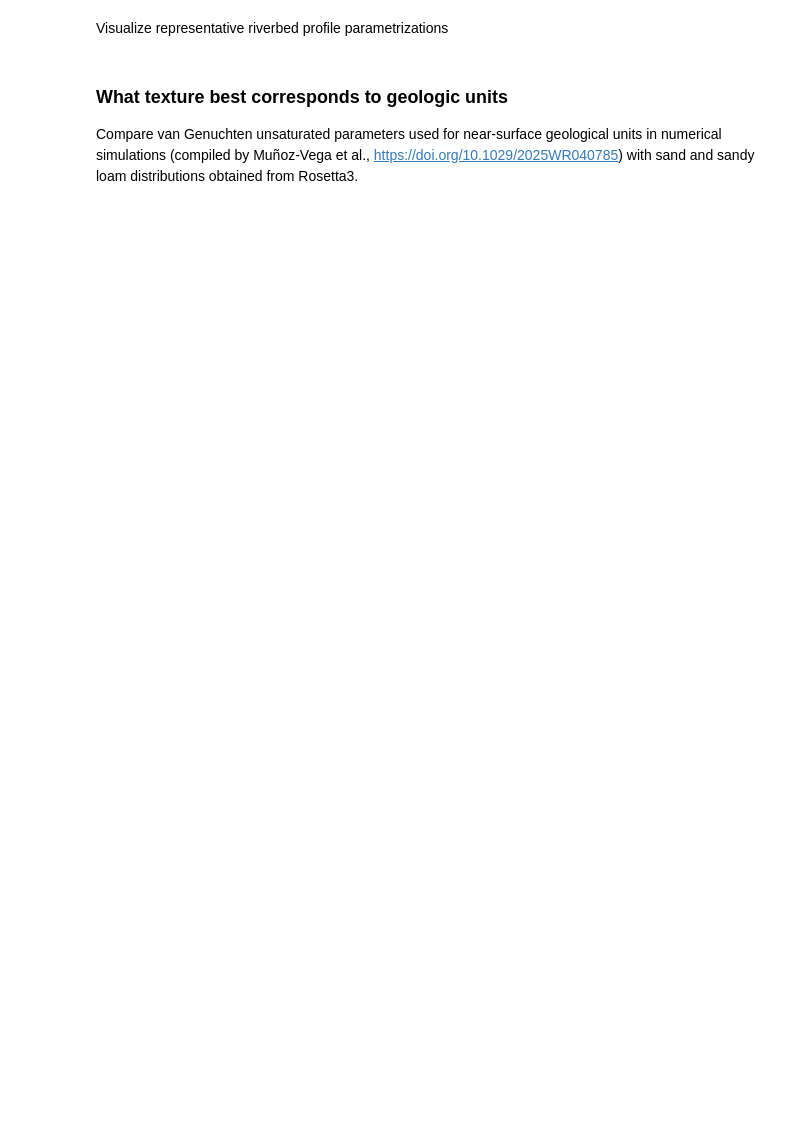
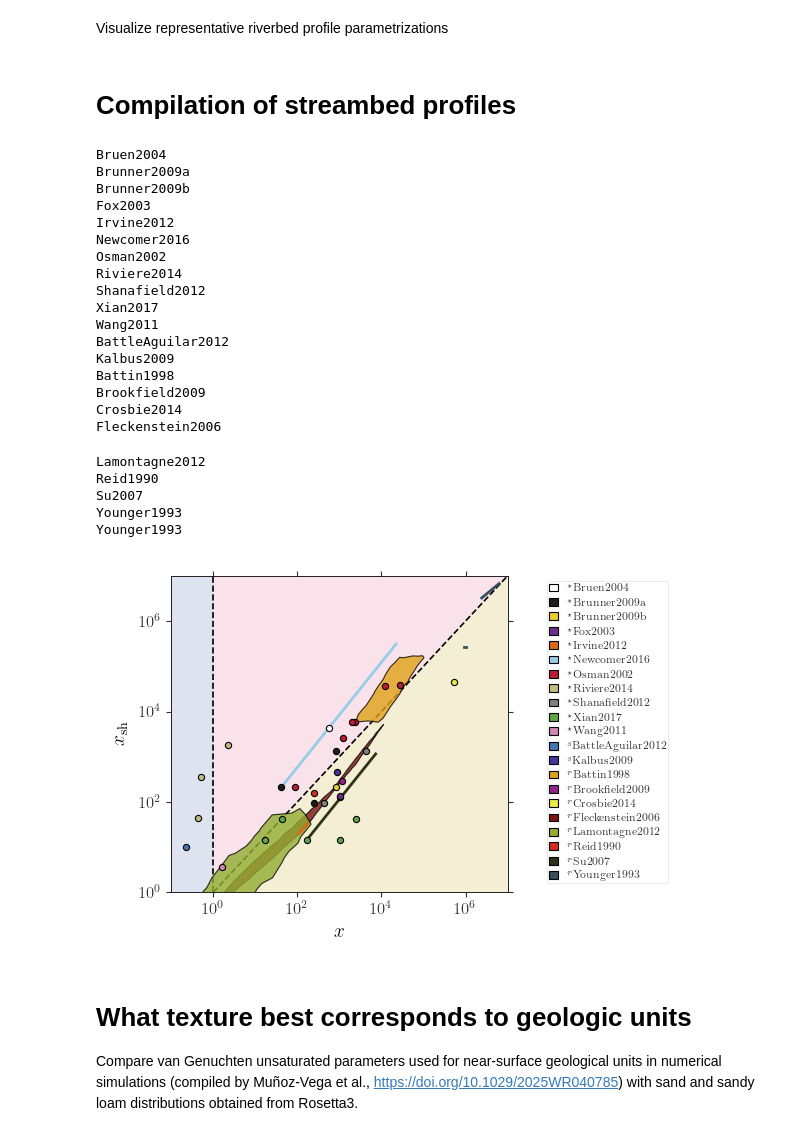
Before and after one commit to jpaccolat/seepage, a Jupyter notebook: exp0.ipynb, the cells around one changed output. Saved outputs shown, nothing was run; the diff lists cells and outputs as text; code cells hidden in the pictures; blank space fills up the shorter version.

```diff
--- a/exp0.ipynb
+++ b/exp0.ipynb
@@ -30,3 +32,12 @@ output_path = pathlib.Path("/home/jonas/shared/Work/SSeep2026/Figures")
 c_negl = '#5a7cb0b3'
 c_soft = '#e16e91b3'
 c_hard = '#c9aa2ab3'
+
+# Kelly's pallette
+colorPalette = ["#fdfdfd", "#1d1d1d", "#ebce2b", "#702c8c", "#db6917",
+                "#96cde6", "#ba1c30", "#c0bd7f", "#7f7e80", "#5fa641",
+                "#d485b2", "#4277b6", "#463397", "#e1a11a", "#91218c",
+                "#e8e948", "#7e1510", "#92ae31", "#d32b1e", "#2b3514",
+                "#36515e"]
+# %% [markdown]
+# Compilation of streambed profiles
@@ -33,5 +48,68 @@ c_hard = '#c9aa2ab3'
+# %%
+fig, ax = plt.subplots(figsize=(6, 4))
+
+# background with the regimes
+ax.fill_betweenx([0, 7], [-2, -2], x2=[0, 0], color=c_negl,
+                    ec='None', zorder=0, alpha=0.2)
+ax.fill_between([0, 10], [0, 10], y2=[10, 10], color=c_soft,
+                ec='None', zorder=0, alpha=0.2)
+ax.fill_between([0, 10], [0, 0], y2=[0, 10], color=c_hard,
+                ec='None', zorder=0, alpha=0.2)
+ax.plot([0, 0], [0, 10], ls='--', c='k', zorder=0)
+ax.plot([0, 10], [0, 10], ls='--', c='k', zorder=0)
+
+# plot the data
+labels = []
+for x in sb:
+    color = colorPalette[x['id'] - 1]
+    plot_streambed(x, ax, labels, color)
+
+# layout
+ax.spines["top"].set_visible(True)
+ax.spines["right"].set_visible(True)
+ax.tick_params(top=True, right=True)
+ax.set(xscale='linear', yscale='linear')
+ax.minorticks_off()
+ax.set_xlim(xmin=-1, xmax=7)
+ax.set_ylim(ymin=0, ymax=7)
+ax.set_yticks([0, 2, 4, 6], labels=[])
+ax.set_xticks([0, 2, 4, 6])
+
+ax.set_xlabel('$x$', labelpad=5)
+ax.set_xticklabels(['$10^0$', '$10^2$', '$10^4$', '$10^6$'])
+ax.set_ylabel('$x_\\mathrm{sh}$', labelpad=8)
+ax.set_yticklabels(['$10^0$', '$10^2$', '$10^4$', '$10^6$'])
+
+ax.legend(handles=labels, loc='upper left', bbox_to_anchor=(1.1, 1.),
+          fontsize=8, handlelength=0.8, ncols=1, columnspacing=0.8)
+plt.tight_layout()
+plt.savefig(output_path / "sb_compilation.pdf")
+# %% [output]
+Bruen2004
+Brunner2009a
+Brunner2009b
+Fox2003
+Irvine2012
+Newcomer2016
+Osman2002
+Riviere2014
+Shanafield2012
+Xian2017
+Wang2011
+BattleAguilar2012
+Kalbus2009
+Battin1998
+Brookfield2009
+Crosbie2014
+Fleckenstein2006
+Lamontagne2012
+Reid1990
+Su2007
+Younger1993
+Younger1993
+[figure, added]
 # %% [markdown]
-### What texture best corresponds to geologic units
+# What texture best corresponds to geologic units
 Compare van Genuchten unsaturated parameters used for near‐surface geological units in numerical simulations (compiled by Muñoz-Vega et al., https://doi.org/10.1029/2025WR040785) with sand and sandy loam distributions obtained from Rosetta3.
 # %%
 # load data
```
Also changed, not shown: parts of 8 cells of this notebook, 5 other files.
